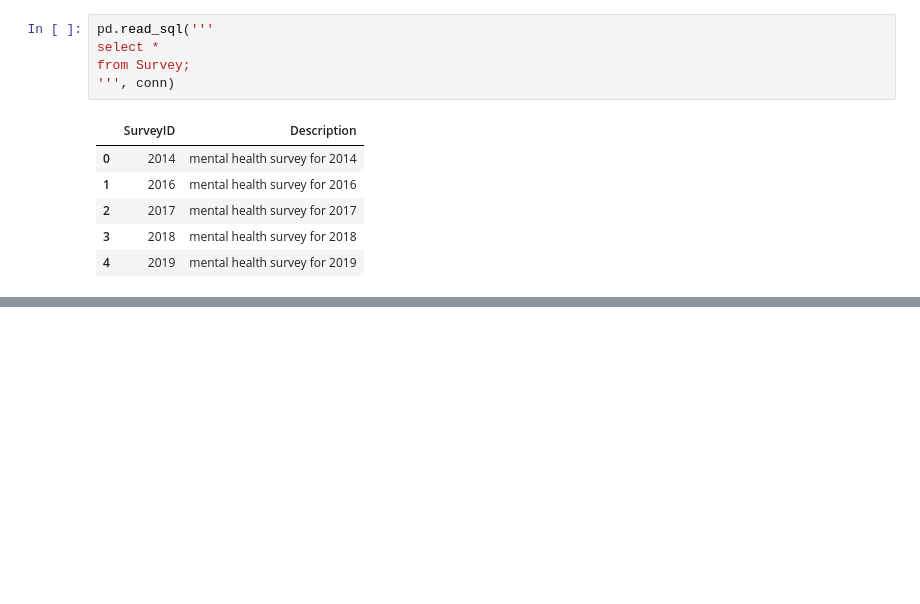
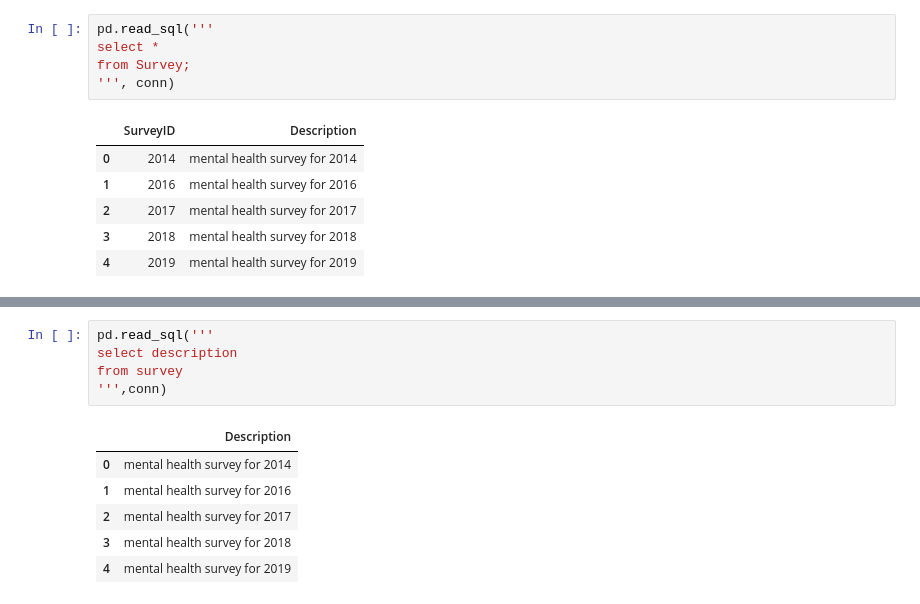
Before and after one commit to Djohnson1313/mental_health_sql, a Jupyter notebook: mental_health_analysis.ipynb, the cells around one changed output, grey strips where cells are left out. Drawn from its saved outputs; the diff is of its cells as text; blank space fills up the shorter version.

```diff
--- a/mental_health_analysis.ipynb
+++ b/mental_health_analysis.ipynb
@@ -79,0 +104,12 @@ from Survey;
+# %%
+pd.read_sql('''
+select description
+from survey
+''',conn)
+# %% [output]
+|  | Description |
+| 0 | mental health survey for 2014 |
+| 1 | mental health survey for 2016 |
+| 2 | mental health survey for 2017 |
+| 3 | mental health survey for 2018 |
+| 4 | mental health survey for 2019 |
```
Also changed, not shown: parts of 1 cell of this notebook.
